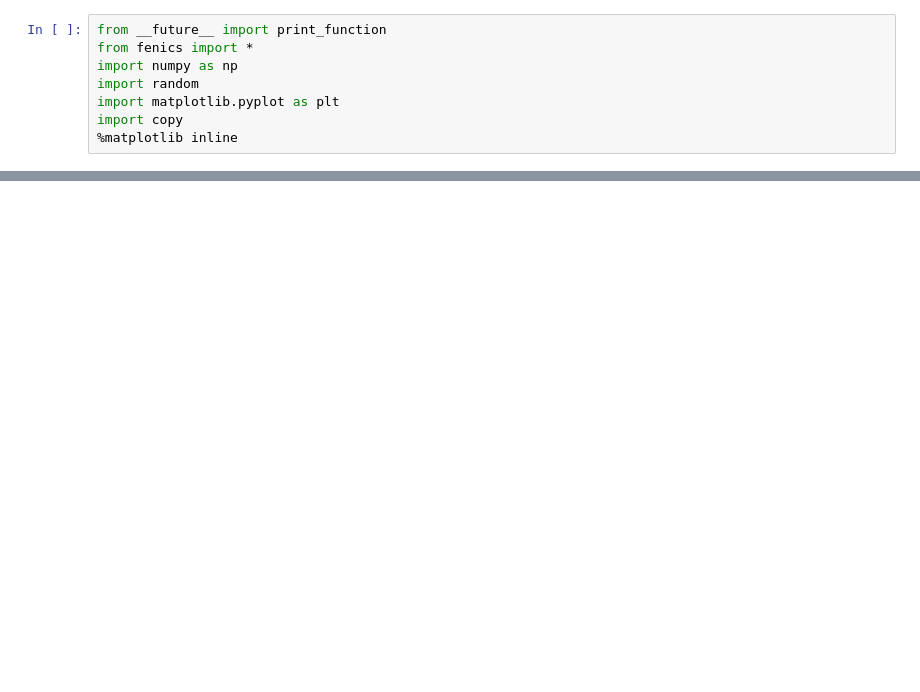
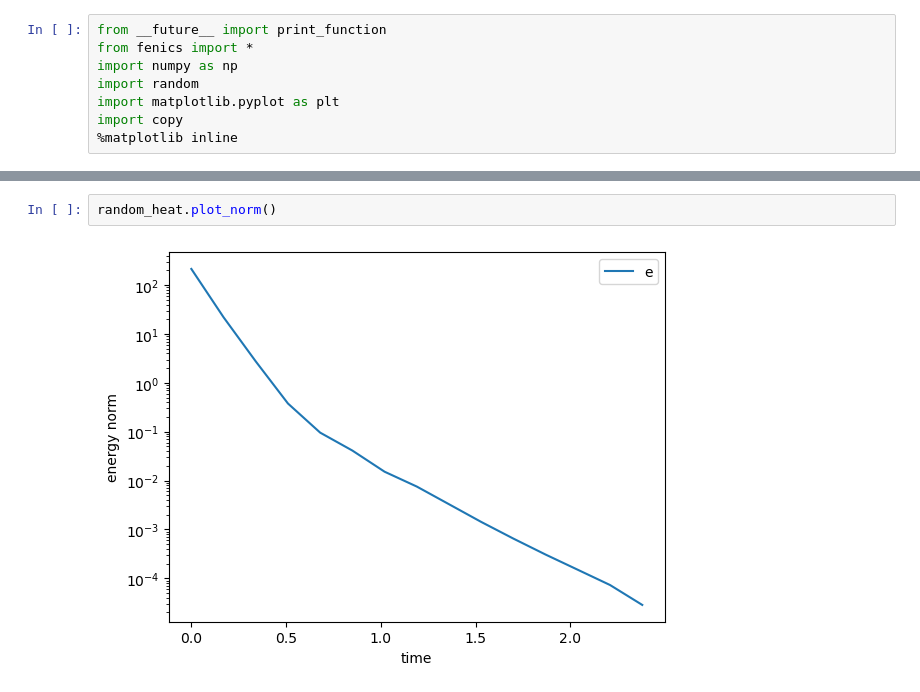
Before and after one commit to Naokikiki/Random_heat, a Jupyter notebook: random_heat/DLR.ipynb, the cells around one changed output, grey strips where cells are left out. Cells and saved outputs as stored; diff of their text form; blank space fills up the shorter version.

```diff
--- a/random_heat/DLR.ipynb
+++ b/random_heat/DLR.ipynb
@@ -278,0 +451,4 @@ Calling FFC just-in-time (JIT) compiler, this may take some time.
+# %%
+random_heat.plot_norm()
+# %% [output]
+[figure, added]
```
Also changed, not shown: parts of 6 cells of this notebook.
